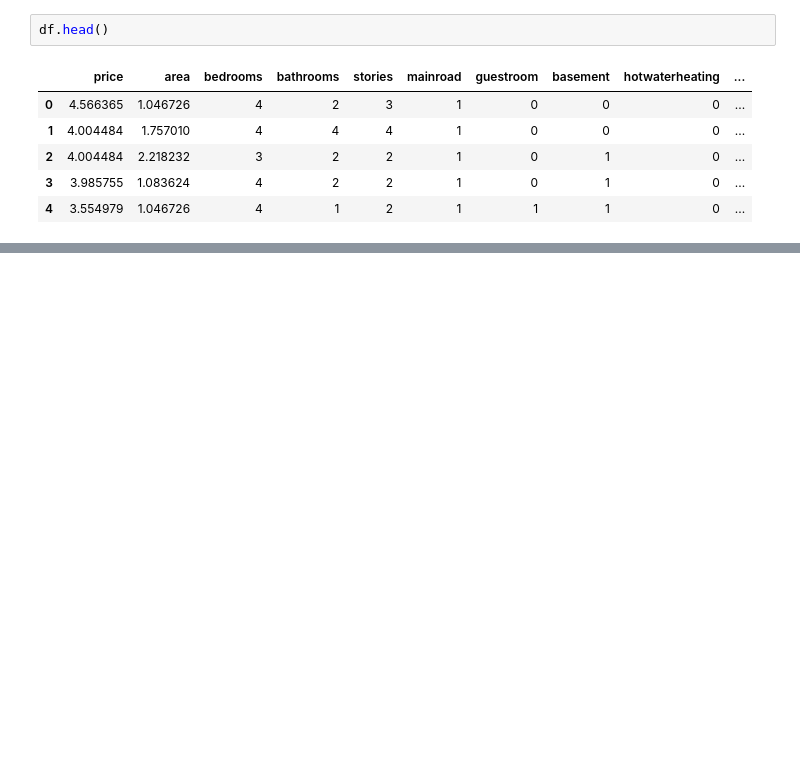
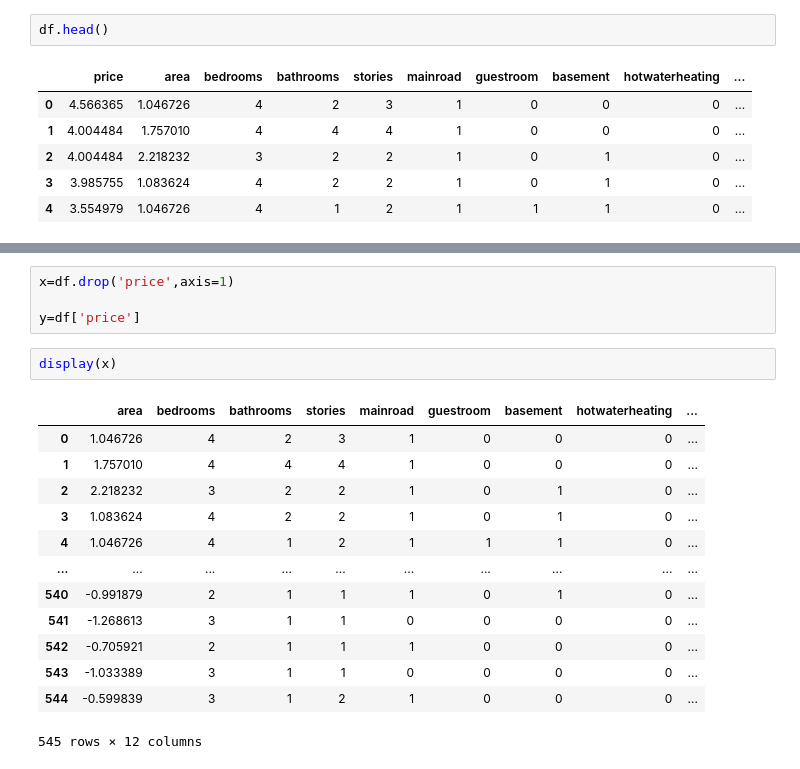
Before and after one commit to Aswin-S-Aswin/House_price_prediction_ML, a Jupyter notebook: House_pricing.ipynb, the cells around one changed output, grey strips where cells are left out. Drawn from its saved outputs; the diff is of its cells as text; blank space fills up the shorter version.

```diff
--- a/House_pricing.ipynb
+++ b/House_pricing.ipynb
@@ -118,0 +153,20 @@ df.head()
+# %%
+x=df.drop('price',axis=1)
+
+y=df['price']
+# %%
+display(x)
+# %% [output]
+|  | area | bedrooms | bathrooms | stories | mainroad | guestroom | basement | hotwaterheating | ... |
+| 0 | 1.046726 | 4 | 2 | 3 | 1 | 0 | 0 | 0 | ... |
+| 1 | 1.757010 | 4 | 4 | 4 | 1 | 0 | 0 | 0 | ... |
+| 2 | 2.218232 | 3 | 2 | 2 | 1 | 0 | 1 | 0 | ... |
+| 3 | 1.083624 | 4 | 2 | 2 | 1 | 0 | 1 | 0 | ... |
+| 4 | 1.046726 | 4 | 1 | 2 | 1 | 1 | 1 | 0 | ... |
+| ... | ... | ... | ... | ... | ... | ... | ... | ... | ... |
+| 540 | -0.991879 | 2 | 1 | 1 | 1 | 0 | 1 | 0 | ... |
+| 541 | -1.268613 | 3 | 1 | 1 | 0 | 0 | 0 | 0 | ... |
+| 542 | -0.705921 | 2 | 1 | 1 | 1 | 0 | 0 | 0 | ... |
+| 543 | -1.033389 | 3 | 1 | 1 | 0 | 0 | 0 | 0 | ... |
+| 544 | -0.599839 | 3 | 1 | 2 | 1 | 0 | 0 | 0 | ... |
+545 rows × 12 columns
```
Also changed, not shown: parts of 5 cells of this notebook.
